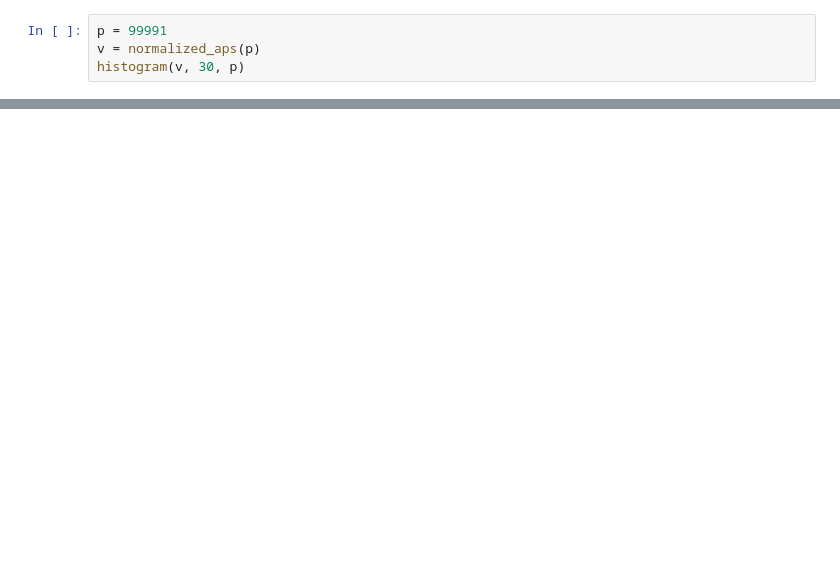
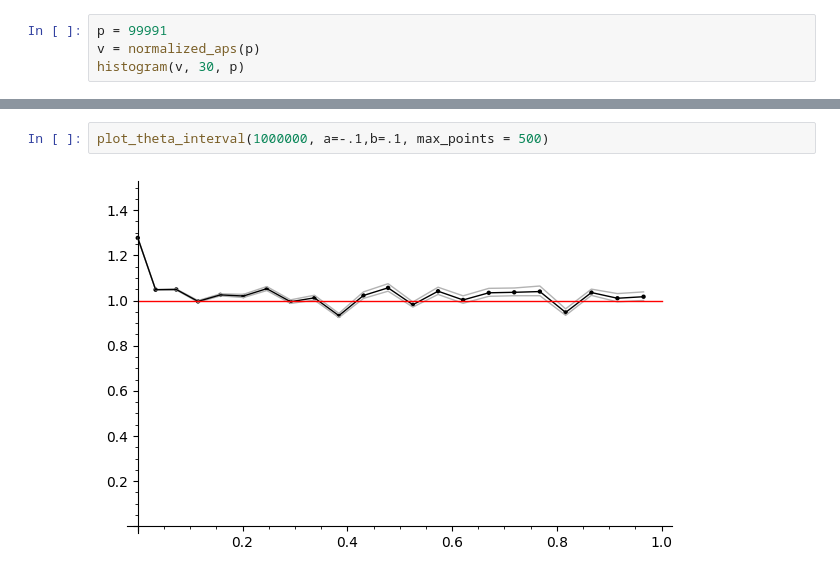
Before and after one commit to JosuaKugler/sato-tate-distributions, a Jupyter notebook: vertical_st.ipynb, the cells around one changed output, grey strips where cells are left out. Drawn from its saved outputs; the diff is of its cells as text; blank space fills up the shorter version.

```diff
--- a/vertical_st.ipynb
+++ b/vertical_st.ipynb
@@ -207,0 +232,4 @@ NameError: name 'liney' is not defined
+# %%
+plot_theta_interval(1000000, a=-.1,b=.1, max_points = 500)
+# %% [output]
+[figure, added]
```
Also changed, not shown: parts of 12 cells of this notebook, 3 other files.
